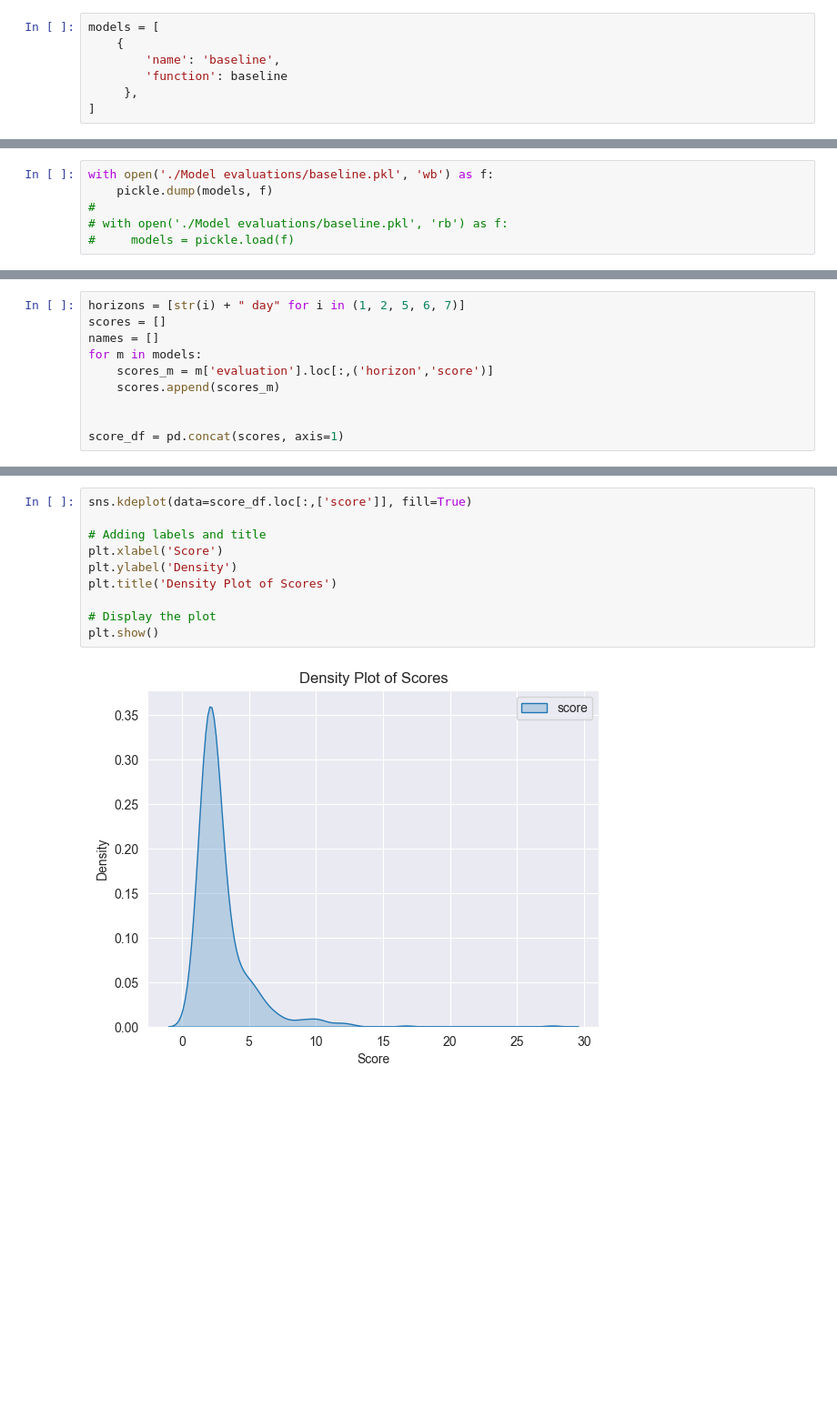
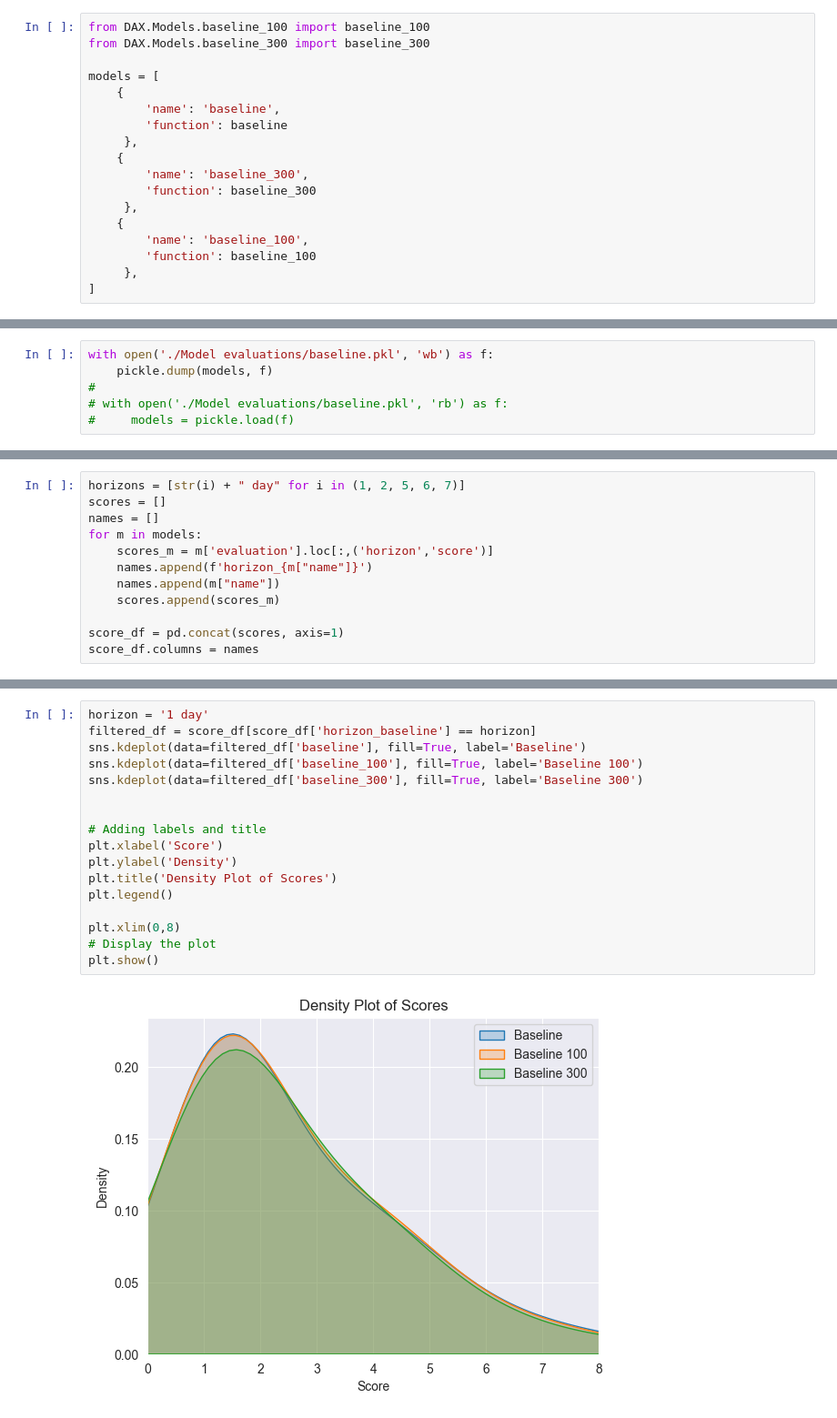
Before and after one commit to EliasKng/PTSFC, a Jupyter notebook: DAX/Validation/cross_validate_dax.ipynb, the cells around one changed output, grey strips where cells are left out. Shown at 91% size. Saved outputs shown, nothing was run; the diff lists cells and outputs as text; blank space fills up the shorter version.

```diff
--- a/DAX/Validation/cross_validate_dax.ipynb
+++ b/DAX/Validation/cross_validate_dax.ipynb
@@ -63,10 +81,21 @@ def evaluate_model(model, df, last_x, years, months, weeks):
     return evaluation
 # %%
+from DAX.Models.baseline_100 import baseline_100
+from DAX.Models.baseline_300 import baseline_300
+
 models = [
     {
         'name': 'baseline',
         'function': baseline
      },
+    {
+        'name': 'baseline_300',
+        'function': baseline_300
+     },
+    {
+        'name': 'baseline_100',
+        'function': baseline_100
+     },
 ]
 # %%
 evaluate_models(models, df, 100, weeks=True)
@@ -98,10 +161,12 @@ scores = []
 names = []
 for m in models:
     scores_m = m['evaluation'].loc[:,('horizon','score')]
+    names.append(f'horizon_{m["name"]}')
+    names.append(m["name"])
     scores.append(scores_m)
 
-
 score_df = pd.concat(scores, axis=1)
+score_df.columns = names
 # %%
 score_df
 # %% [output]
@@ -121,12 +187,19 @@ score_df
 # %%
-sns.kdeplot(data=score_df.loc[:,['score']], fill=True)
+horizon = '1 day'
+filtered_df = score_df[score_df['horizon_baseline'] == horizon]
+sns.kdeplot(data=filtered_df['baseline'], fill=True, label='Baseline')
+sns.kdeplot(data=filtered_df['baseline_100'], fill=True, label='Baseline 100')
+sns.kdeplot(data=filtered_df['baseline_300'], fill=True, label='Baseline 300')
+
 
 # Adding labels and title
 plt.xlabel('Score')
 plt.ylabel('Density')
 plt.title('Density Plot of Scores')
+plt.legend()
 
+plt.xlim(0,8)
 # Display the plot
 plt.show()
 # %% [output]
-[figure, old version]
+[figure, new version]
```
Also changed, not shown: parts of 7 cells of this notebook, 1 other file.
